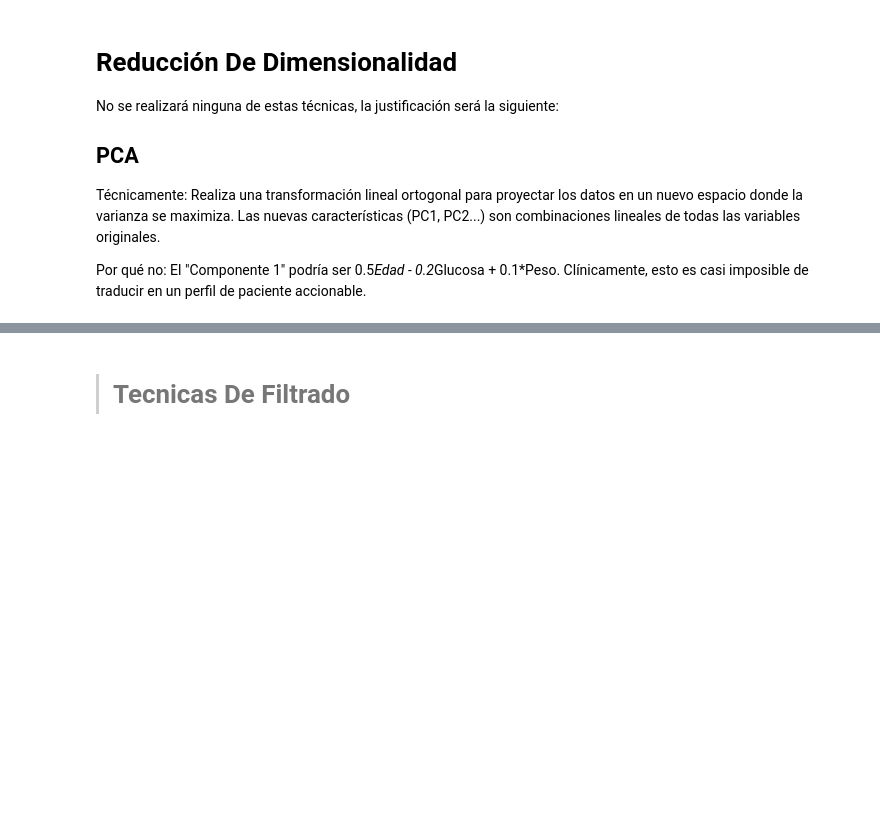
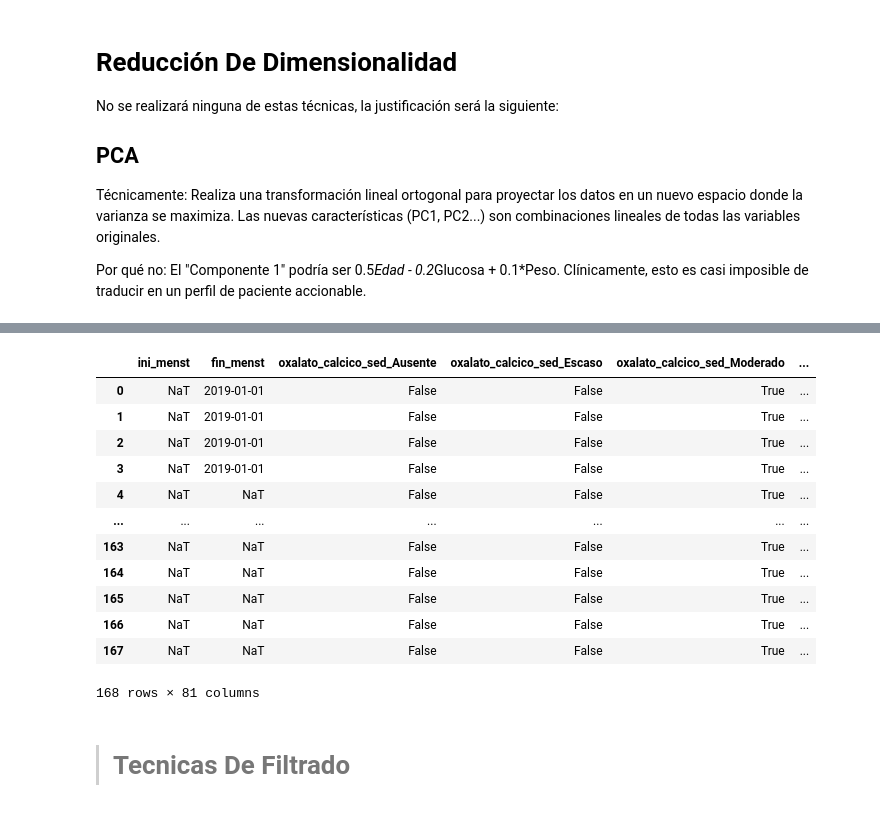
Before and after one commit to MardonioR/Proyecto-Polifenoles, a Jupyter notebook: Entregables/Avance 2 Equipo25.ipynb, the cells around one changed output, grey strips where cells are left out. Cells and saved outputs as stored; diff of their text form; code cells hidden in the pictures; blank space fills up the shorter version.

```diff
--- a/Entregables/Avance 2 Equipo25.ipynb
+++ b/Entregables/Avance 2 Equipo25.ipynb
@@ -117,0 +104,21 @@ Por qué no: El "Componente 1" podría ser 0.5*Edad - 0.2*Glucosa + 0.1*Peso. Cl
+# %%
+# Apply one-hot encoding to these selected categorical columns in df
+categorical_features_to_encode = list(df_var_types[df_var_types['Tipo']== 'Categorica']['Variable'])
+
+df_encoded_features = pd.get_dummies(df[categorical_features_to_encode], drop_first=True)
+# %%
+df_encoded_features
+# %% [output]
+|  | ini_menst | fin_menst | oxalato_calcico_sed_Ausente | oxalato_calcico_sed_Escaso | oxalato_calcico_sed_Moderado | ... |
+| 0 | NaT | 2019-01-01 | False | False | True | ... |
+| 1 | NaT | 2019-01-01 | False | False | True | ... |
+| 2 | NaT | 2019-01-01 | False | False | True | ... |
+| 3 | NaT | 2019-01-01 | False | False | True | ... |
+| 4 | NaT | NaT | False | False | True | ... |
+| ... | ... | ... | ... | ... | ... | ... |
+| 163 | NaT | NaT | False | False | True | ... |
+| 164 | NaT | NaT | False | False | True | ... |
+| 165 | NaT | NaT | False | False | True | ... |
+| 166 | NaT | NaT | False | False | True | ... |
+| 167 | NaT | NaT | False | False | True | ... |
+168 rows × 81 columns
```
Also changed, not shown: parts of 4 cells of this notebook.
